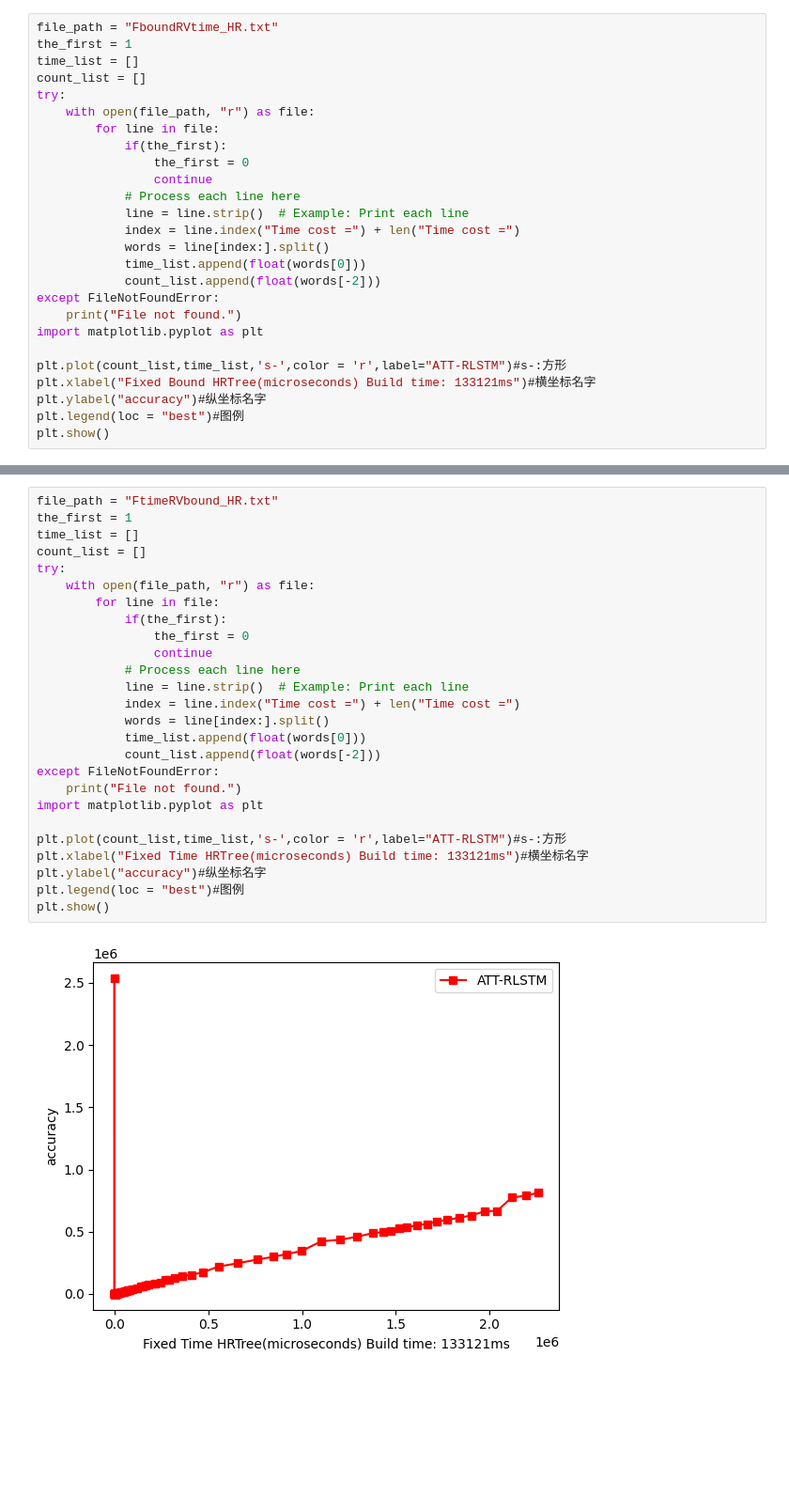
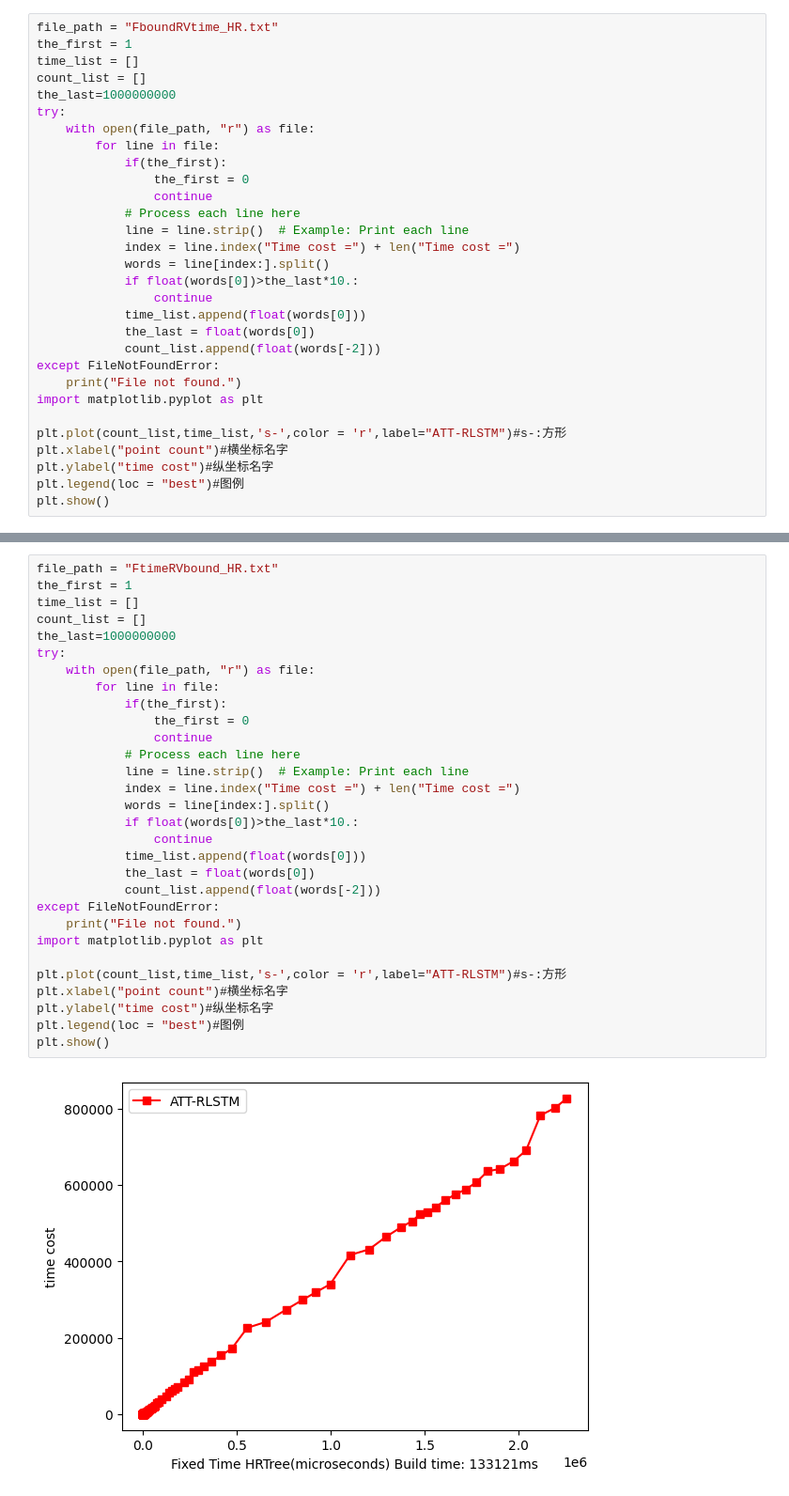
Before and after one commit to xu-0020/PointCloud_Octree, a Jupyter notebook: result/draw.ipynb, the cells around one changed output, grey strips where cells are left out. Shown: that part at 94% size. Drawn from its saved outputs; the diff is of its cells as text; blank space fills up the shorter version.

Commit message:
update : perf the graph

```diff
--- a/result/draw.ipynb
+++ b/result/draw.ipynb
@@ -3,6 +10,7 @@ file_path = "FboundRVtime_HR.txt"
 the_first = 1
 time_list = []
 count_list = []
+the_last=1000000000
 try:
     with open(file_path, "r") as file:
         for line in file:
@@ -13,15 +21,18 @@ try:
             line = line.strip()  # Example: Print each line
             index = line.index("Time cost =") + len("Time cost =")
             words = line[index:].split()
+            if float(words[0])>the_last*10.:
+                continue
             time_list.append(float(words[0]))
+            the_last = float(words[0])
             count_list.append(float(words[-2]))
 except FileNotFoundError:
     print("File not found.")
 import matplotlib.pyplot as plt
 
 plt.plot(count_list,time_list,'s-',color = 'r',label="ATT-RLSTM")#s-:方形
-plt.xlabel("Fixed Bound HRTree(microseconds) Build time: 133121ms")#横坐标名字
-plt.ylabel("accuracy")#纵坐标名字
+plt.xlabel("point count")#横坐标名字
+plt.ylabel("time cost")#纵坐标名字
 plt.legend(loc = "best")#图例
 plt.show()
 # %% [output]
@@ -29,28 +47,32 @@ plt.show()
 # %%
 file_path = "FtimeRVbound_HR.txt"
 the_first = 1
 time_list = []
 count_list = []
+the_last=1000000000
 try:
     with open(file_path, "r") as file:
         for line in file:
             if(the_first):
                 the_first = 0
                 continue
             # Process each line here
             line = line.strip()  # Example: Print each line
             index = line.index("Time cost =") + len("Time cost =")
             words = line[index:].split()
+            if float(words[0])>the_last*10.:
+                continue
             time_list.append(float(words[0]))
+            the_last = float(words[0])
             count_list.append(float(words[-2]))
 except FileNotFoundError:
     print("File not found.")
 import matplotlib.pyplot as plt
 
 plt.plot(count_list,time_list,'s-',color = 'r',label="ATT-RLSTM")#s-:方形
-plt.xlabel("Fixed Time HRTree(microseconds) Build time: 133121ms")#横坐标名字
-plt.ylabel("accuracy")#纵坐标名字
+plt.xlabel("point count")#横坐标名字
+plt.ylabel("time cost")#纵坐标名字
 plt.legend(loc = "best")#图例
 plt.show()
 # %% [output]
-[figure, old version]
+[figure, new version]
```
Also changed, not shown: parts of 9 cells of this notebook, 2 other files.
